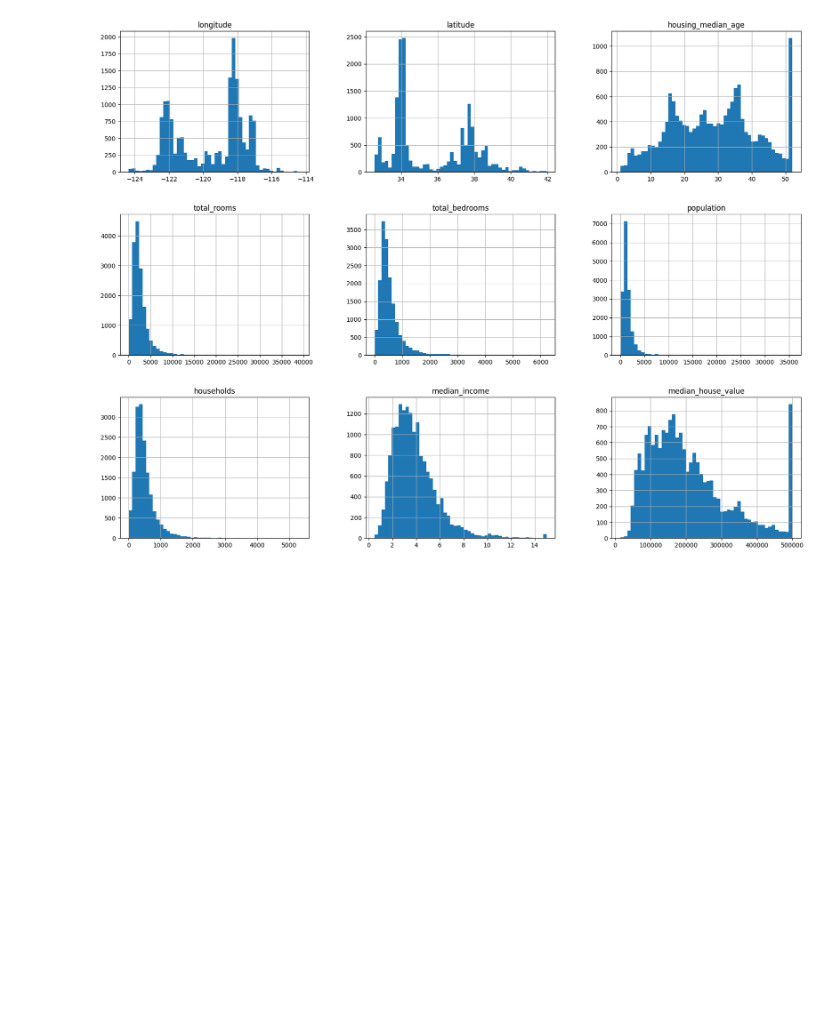
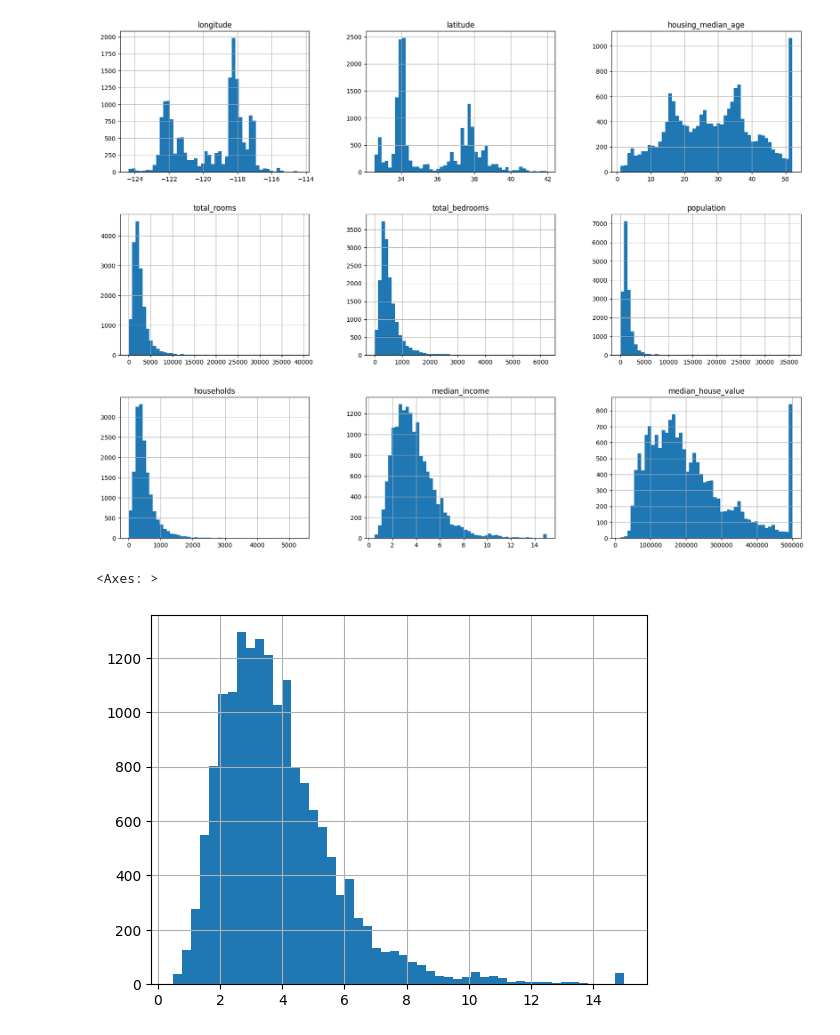
Before and after one commit to amisha26/Hands-on-Machine-Learning, a Jupyter notebook: Hands-On-Machine-Learning-Project/Chapter_2.ipynb, the cells around one changed output. Saved outputs shown, nothing was run; the diff lists cells and outputs as text; code cells hidden in the pictures; blank space fills up the shorter version.

Commit message:
added data visualizations

```diff
--- a/Hands-On-Machine-Learning-Project/Chapter_2.ipynb
+++ b/Hands-On-Machine-Learning-Project/Chapter_2.ipynb
@@ -233,3 +237,8 @@ array([[<Axes: title={'center': 'longitude'}>,
         <Axes: title={'center': 'median_income'}>,
         <Axes: title={'center': 'median_house_value'}>]], dtype=object)
 [figure]
+# %%
+housing["median_income"].hist(bins=50)
+# %% [output]
+<Axes: >
+[figure, added]
```
Also changed, not shown: parts of 11 cells of this notebook.
